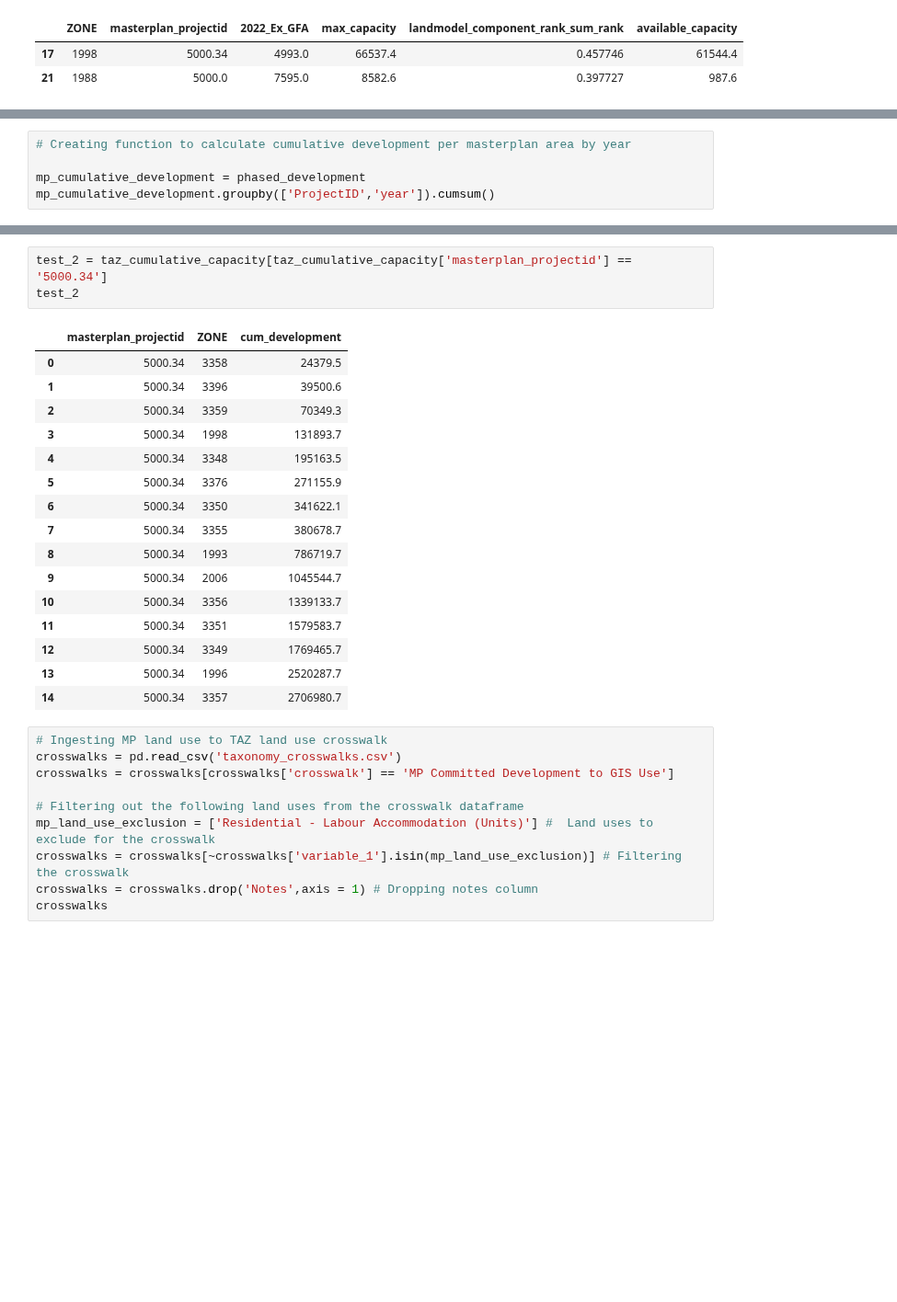
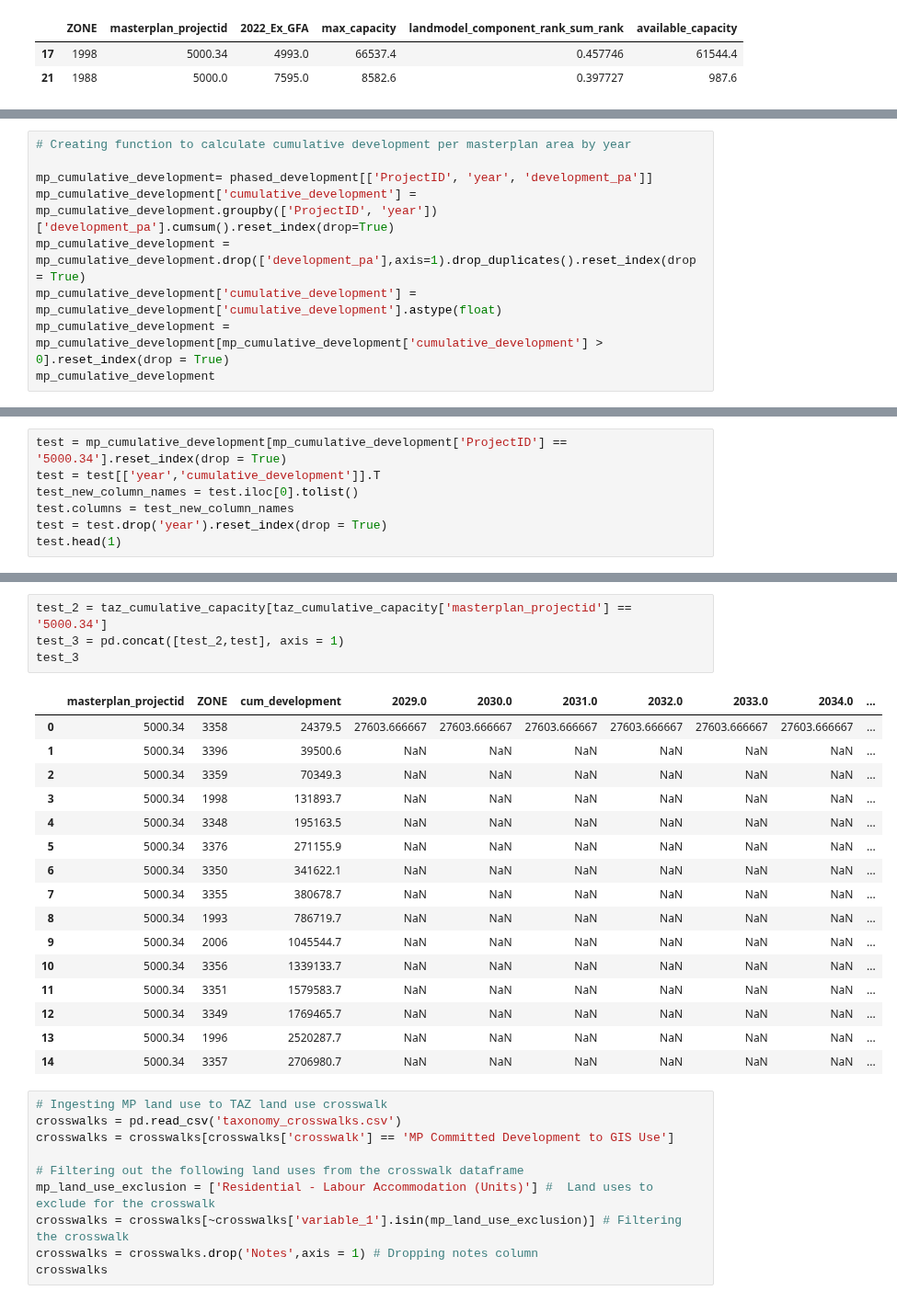
Before and after one commit to BuroHappoldLegacySoup/PlanCapitalLandModel, a Jupyter notebook: MP to TAZ Pipeline.ipynb, the cells around one changed output, grey strips where cells are left out. Shown at 92% size. Cells and saved outputs as stored; diff of their text form; blank space fills up the shorter version.

```diff
--- a/MP to TAZ Pipeline.ipynb
+++ b/MP to TAZ Pipeline.ipynb
@@ -142,6 +144,10 @@ taz_cumulative_capacity.head(3)
 # %%
 # Creating function to calculate cumulative development per masterplan area by year
 
-mp_cumulative_development = phased_development
-mp_cumulative_development.groupby(['ProjectID','year']).cumsum()
+mp_cumulative_development= phased_development[['ProjectID', 'year', 'development_pa']]
+mp_cumulative_development['cumulative_development'] = mp_cumulative_development.groupby(['ProjectID', 'year'])['development_pa'].cumsum().reset_index(drop=True)
+mp_cumulative_development = mp_cumulative_development.drop(['development_pa'],axis=1).drop_duplicates().reset_index(drop = True)
+mp_cumulative_development['cumulative_development'] = mp_cumulative_development['cumulative_development'].astype(float)
+mp_cumulative_development = mp_cumulative_development[mp_cumulative_development['cumulative_development'] > 0].reset_index(drop = True)
+mp_cumulative_development
 # %% [output]
@@ -180,0 +187,7 @@ test = mp_cumulative_development[mp_available_capacity_list['ProjectID'] == '500
+# %%
+test = mp_cumulative_development[mp_cumulative_development['ProjectID'] == '5000.34'].reset_index(drop = True)
+test = test[['year','cumulative_development']].T
+test_new_column_names = test.iloc[0].tolist()
+test.columns = test_new_column_names
+test = test.drop('year').reset_index(drop = True)
+test.head(1)
@@ -181,23 +197,24 @@ test = mp_cumulative_development[mp_available_capacity_list['ProjectID'] == '500
 # %%
 test_2 = taz_cumulative_capacity[taz_cumulative_capacity['masterplan_projectid'] == '5000.34']
-test_2
+test_3 = pd.concat([test_2,test], axis = 1)
+test_3
 # %% [output]
-|  | masterplan_projectid | ZONE | cum_development |
-| 0 | 5000.34 | 3358 | 24379.5 |
-| 1 | 5000.34 | 3396 | 39500.6 |
-| 2 | 5000.34 | 3359 | 70349.3 |
-| 3 | 5000.34 | 1998 | 131893.7 |
-| 4 | 5000.34 | 3348 | 195163.5 |
-| 5 | 5000.34 | 3376 | 271155.9 |
-| 6 | 5000.34 | 3350 | 341622.1 |
-| 7 | 5000.34 | 3355 | 380678.7 |
-| 8 | 5000.34 | 1993 | 786719.7 |
-| 9 | 5000.34 | 2006 | 1045544.7 |
-| 10 | 5000.34 | 3356 | 1339133.7 |
-| 11 | 5000.34 | 3351 | 1579583.7 |
-| 12 | 5000.34 | 3349 | 1769465.7 |
-| 13 | 5000.34 | 1996 | 2520287.7 |
-| 14 | 5000.34 | 3357 | 2706980.7 |
+|  | masterplan_projectid | ZONE | cum_development | 2029.0 | 2030.0 | 2031.0 | 2032.0 | 2033.0 | 2034.0 | ... |
+| 0 | 5000.34 | 3358 | 24379.5 | 27603.666667 | 27603.666667 | 27603.666667 | 27603.666667 | 27603.666667 | 27603.666667 | ... |
+| 1 | 5000.34 | 3396 | 39500.6 | NaN | NaN | NaN | NaN | NaN | NaN | ... |
+| 2 | 5000.34 | 3359 | 70349.3 | NaN | NaN | NaN | NaN | NaN | NaN | ... |
+| 3 | 5000.34 | 1998 | 131893.7 | NaN | NaN | NaN | NaN | NaN | NaN | ... |
+| 4 | 5000.34 | 3348 | 195163.5 | NaN | NaN | NaN | NaN | NaN | NaN | ... |
+| 5 | 5000.34 | 3376 | 271155.9 | NaN | NaN | NaN | NaN | NaN | NaN | ... |
+| 6 | 5000.34 | 3350 | 341622.1 | NaN | NaN | NaN | NaN | NaN | NaN | ... |
+| 7 | 5000.34 | 3355 | 380678.7 | NaN | NaN | NaN | NaN | NaN | NaN | ... |
+| 8 | 5000.34 | 1993 | 786719.7 | NaN | NaN | NaN | NaN | NaN | NaN | ... |
+| 9 | 5000.34 | 2006 | 1045544.7 | NaN | NaN | NaN | NaN | NaN | NaN | ... |
+| 10 | 5000.34 | 3356 | 1339133.7 | NaN | NaN | NaN | NaN | NaN | NaN | ... |
+| 11 | 5000.34 | 3351 | 1579583.7 | NaN | NaN | NaN | NaN | NaN | NaN | ... |
+| 12 | 5000.34 | 3349 | 1769465.7 | NaN | NaN | NaN | NaN | NaN | NaN | ... |
+| 13 | 5000.34 | 1996 | 2520287.7 | NaN | NaN | NaN | NaN | NaN | NaN | ... |
+| 14 | 5000.34 | 3357 | 2706980.7 | NaN | NaN | NaN | NaN | NaN | NaN | ... |
 # %%
 # Ingesting MP land use to TAZ land use crosswalk
 crosswalks = pd.read_csv('taxonomy_crosswalks.csv')
```
Also changed, not shown: parts of 7 cells of this notebook.
